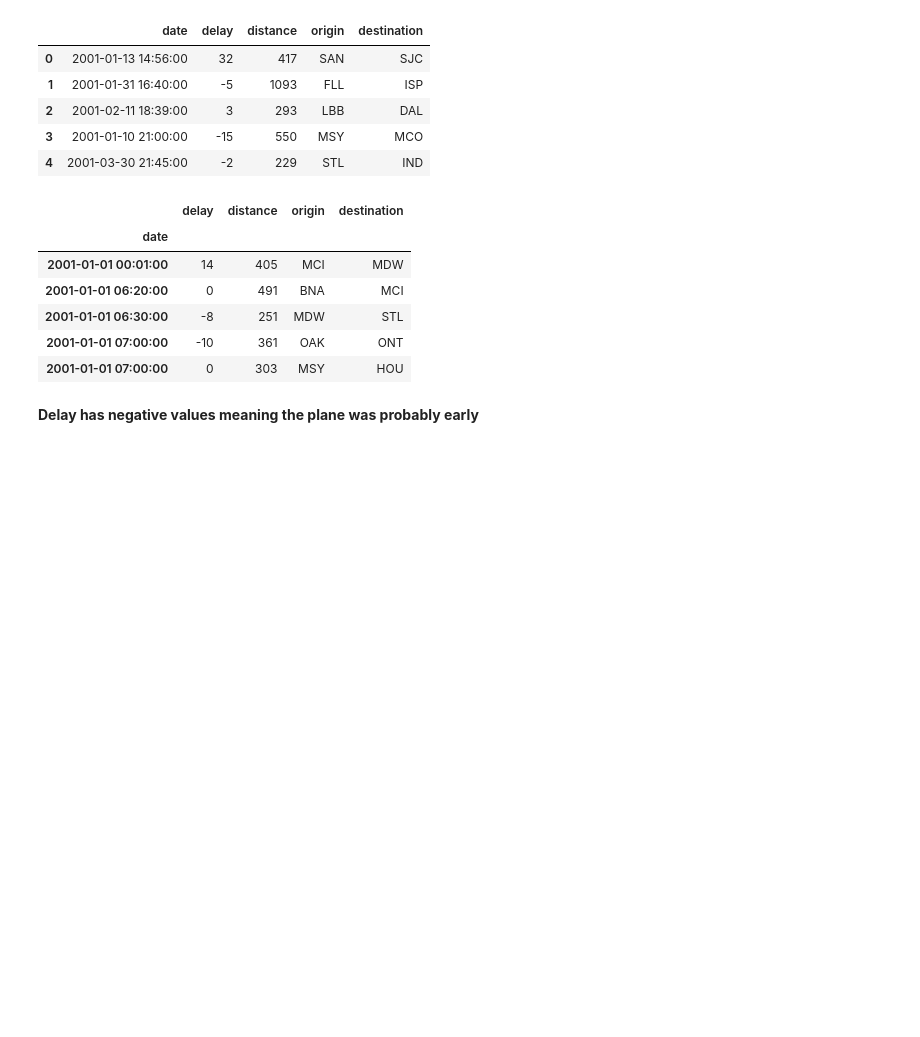
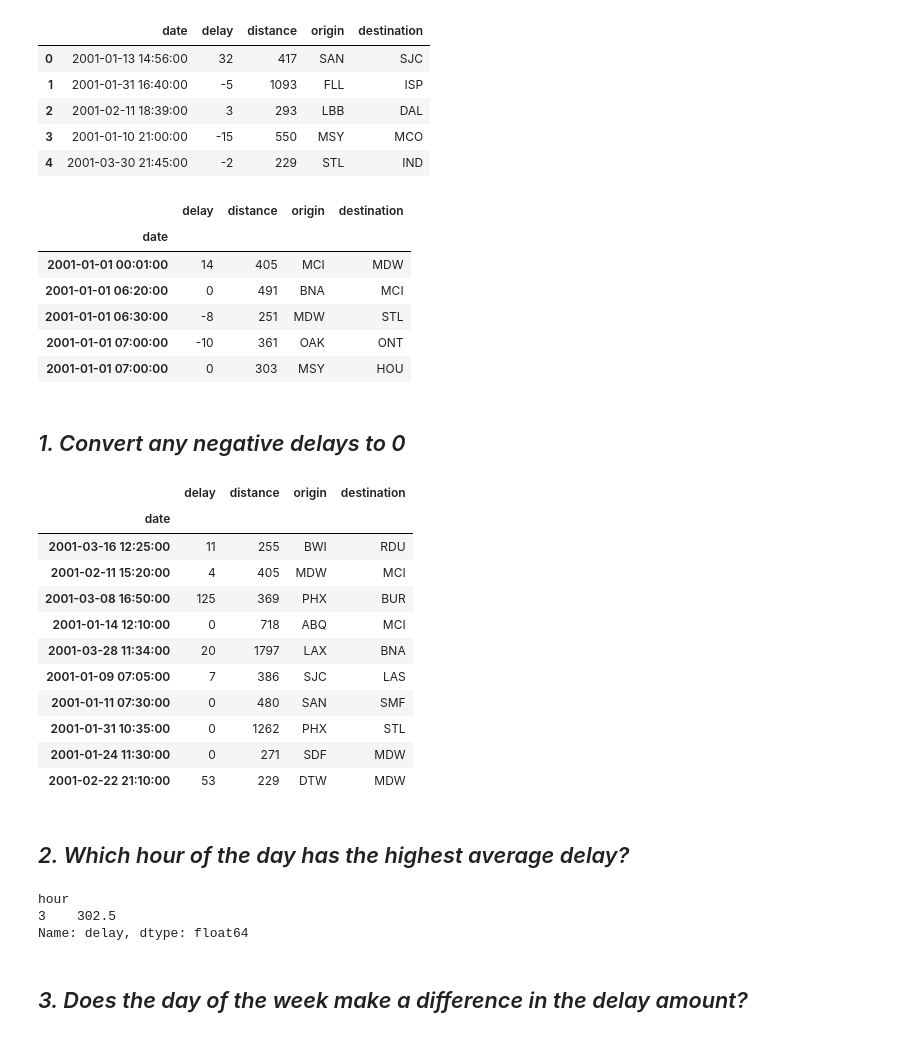
Before and after one commit to Severina7/time_series_exercises, a Jupyter notebook: working_with_time_series_data.ipynb, the cells around one changed output. Cells and saved outputs as stored; diff of their text form; code cells hidden in the pictures; blank space fills up the shorter version.

```diff
--- a/working_with_time_series_data.ipynb
+++ b/working_with_time_series_data.ipynb
@@ -455,5 +457,37 @@ flights.head()
 | 2001-01-01 07:00:00 | 0 | 303 | MSY | HOU |
 # %%
 ?flights
-# %% [markdown]
-**Delay has negative values meaning the plane was probably early**
+# %% [markdown]
+## *1. Convert any negative delays to 0*
+# %%
+# Converting all negative delays to 0
+
+flights.delay = np.where(flights.delay < 0, 0, flights.delay)
+# %%
+# Checking randomly that zeros are well imputed
+
+flights.sample(10)
+# %% [output]
+|  | delay | distance | origin | destination |
+| date |  |  |  |  |
+| 2001-03-16 12:25:00 | 11 | 255 | BWI | RDU |
+| 2001-02-11 15:20:00 | 4 | 405 | MDW | MCI |
+| 2001-03-08 16:50:00 | 125 | 369 | PHX | BUR |
+| 2001-01-14 12:10:00 | 0 | 718 | ABQ | MCI |
+| 2001-03-28 11:34:00 | 20 | 1797 | LAX | BNA |
+| 2001-01-09 07:05:00 | 7 | 386 | SJC | LAS |
+| 2001-01-11 07:30:00 | 0 | 480 | SAN | SMF |
+| 2001-01-31 10:35:00 | 0 | 1262 | PHX | STL |
+| 2001-01-24 11:30:00 | 0 | 271 | SDF | MDW |
+| 2001-02-22 21:10:00 | 53 | 229 | DTW | MDW |
+# %% [markdown]
+## *2. Which hour of the day has the highest average delay?*
+# %%
+flights['hour'] = flights.index.hour
+flights.groupby('hour').delay.mean().sort_values().tail(1)
+# %% [output]
+hour
+3    302.5
+Name: delay, dtype: float64
+# %% [markdown]
+## *3. Does the day of the week make a difference in the delay amount?*
```
Also changed, not shown: parts of 15 cells of this notebook.
